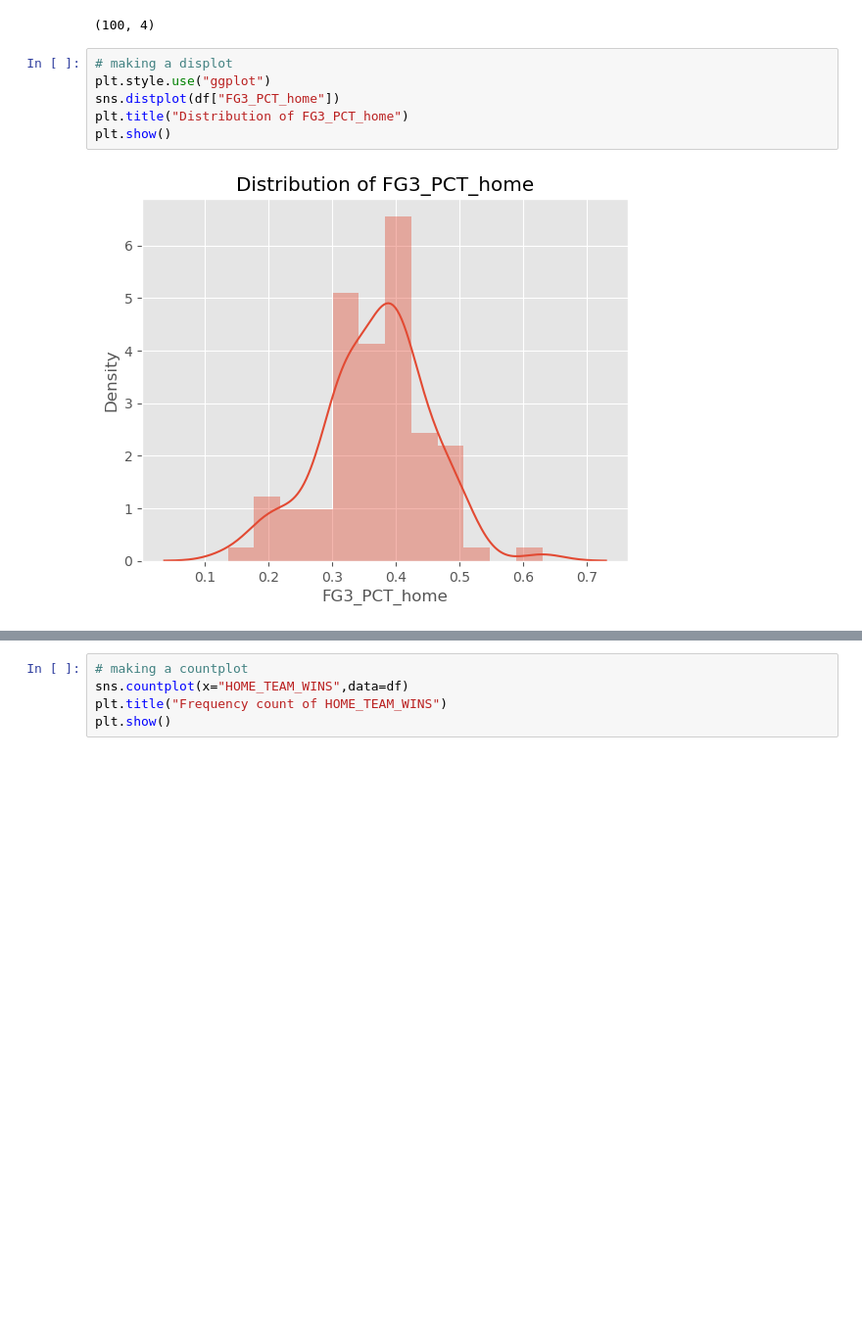
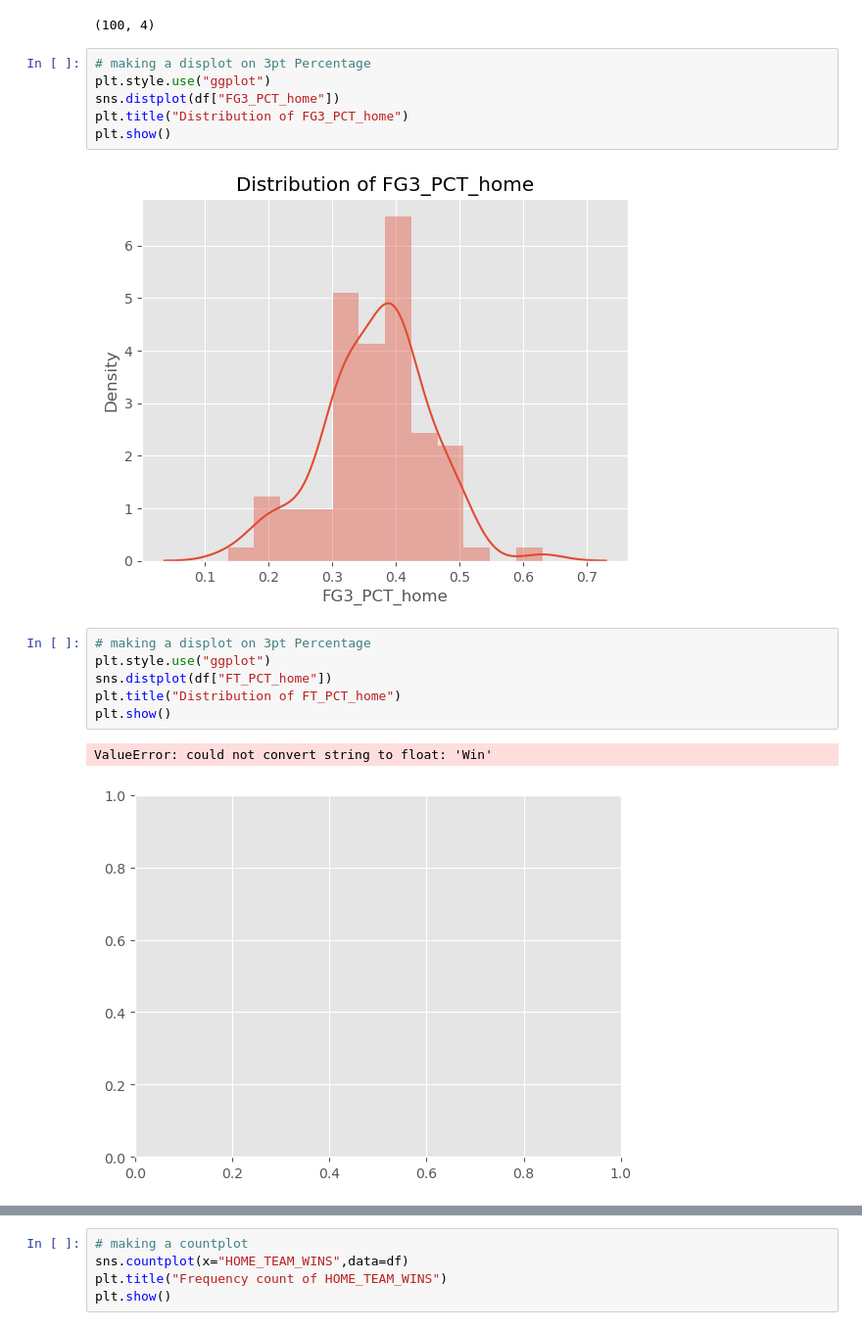
Before and after one commit to RyanMch97/ProgDA-Project, a Jupyter notebook: Prog-DA.ipynb, the cells around one changed output, grey strips where cells are left out. Shown at 98% size. Saved outputs shown, nothing was run; the diff lists cells and outputs as text; blank space fills up the shorter version.

```diff
--- a/Prog-DA.ipynb
+++ b/Prog-DA.ipynb
@@ -85,11 +85,20 @@ df.shape
 # %% [output]
 (100, 4)
 # %%
-# making a displot
+# making a displot on 3pt Percentage
 plt.style.use("ggplot")
 sns.distplot(df["FG3_PCT_home"])
 plt.title("Distribution of FG3_PCT_home")
 plt.show()
 # %% [output]
 [figure]
+# %%
+# making a displot on 3pt Percentage
+plt.style.use("ggplot")
+sns.distplot(df["FT_PCT_home"])
+plt.title("Distribution of FT_PCT_home")
+plt.show()
+# %% [output]
+ValueError: could not convert string to float: 'Win'
+[figure, added]
 # %%
```
Also changed, not shown: parts of 3 cells of this notebook, 1 other file.
